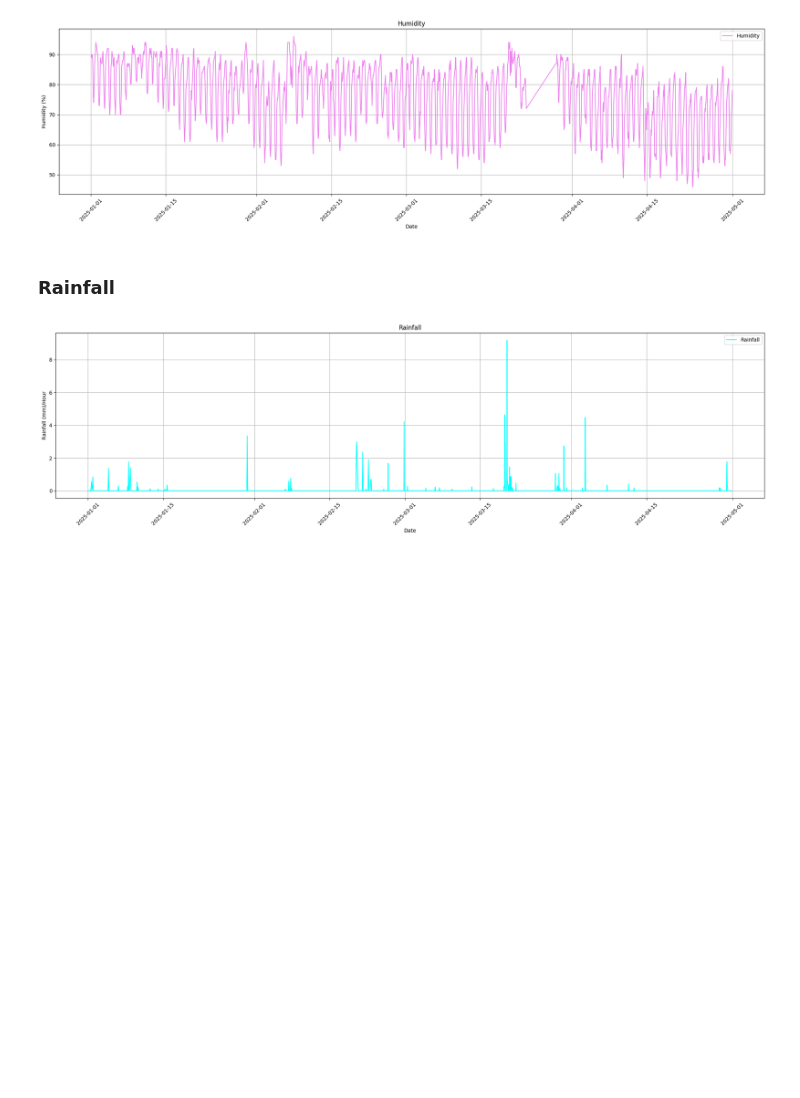
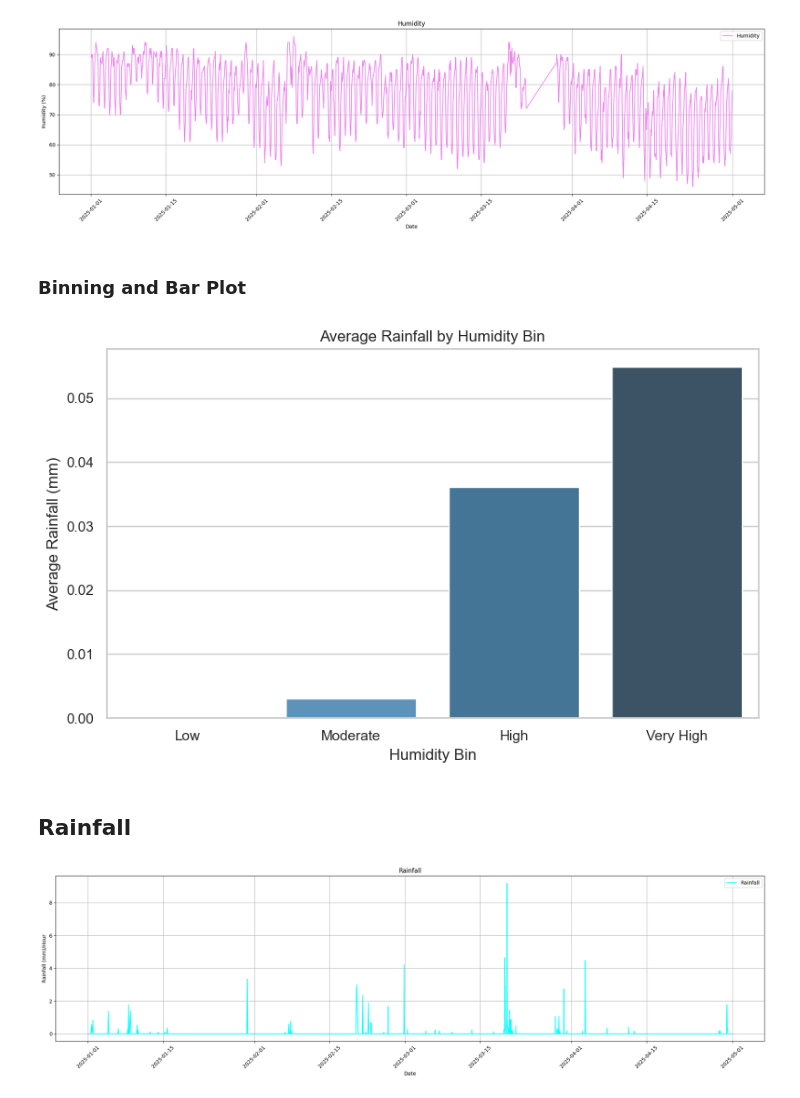
Before and after one commit to JOHNfreedom1234/Data-Mining-Project, a Jupyter notebook: Data_Mining_Proper_Analysis.ipynb, the cells around one changed output. Drawn from its saved outputs; the diff is of its cells as text; code cells hidden in the pictures; blank space fills up the shorter version.

```diff
--- a/Data_Mining_Proper_Analysis.ipynb
+++ b/Data_Mining_Proper_Analysis.ipynb
@@ -112,8 +127,23 @@ plt.tight_layout()
 plt.show()
 # %% [output]
 [figure]
+# %% [markdown]
+### Binning and Bar Plot
+# %%
+df['Hum_Bin'] = pd.cut(df['humidity'], bins=[-np.inf, 40, 60, 80, np.inf], labels=['Low', 'Moderate', 'High', 'Very High'])
+sns.set(style="whitegrid")
+rain_by_temp = df.groupby('Hum_Bin')['Rainfall'].mean().reset_index()
+plt.figure(figsize=(8, 5))
+sns.barplot(data=rain_by_temp, x='Hum_Bin', y='Rainfall', palette='Blues_d')
+plt.title('Average Rainfall by Humidity Bin')
+plt.xlabel('Humidity Bin')
+plt.ylabel('Average Rainfall (mm)')
+plt.tight_layout()
+plt.show()
+# %% [output]
+[figure, added]
 # %% [markdown]
-### Rainfall
+## Rainfall
 # %%
 plt.figure(figsize=(20, 6))
 plt.plot(df['datetime'], df['Rainfall'], label='Rainfall', color='cyan')
```
Also changed, not shown: parts of 14 cells of this notebook.
